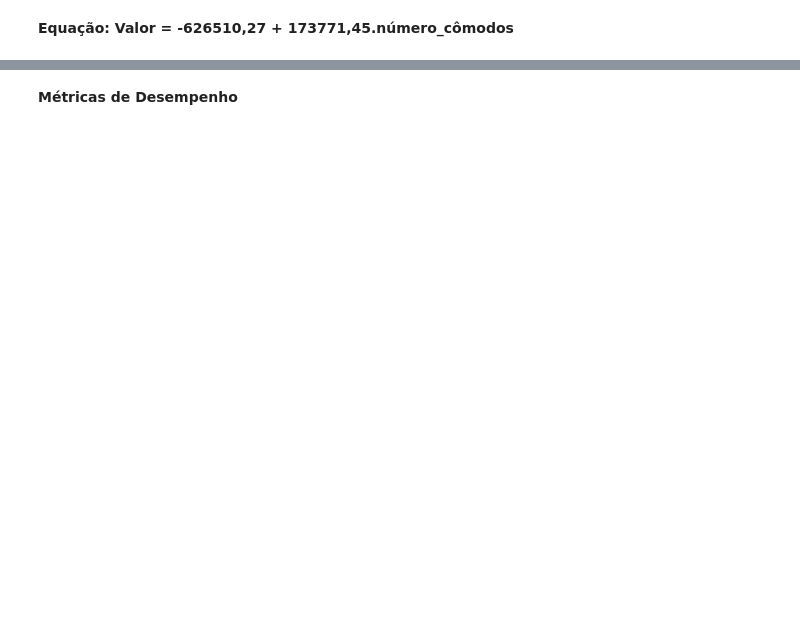
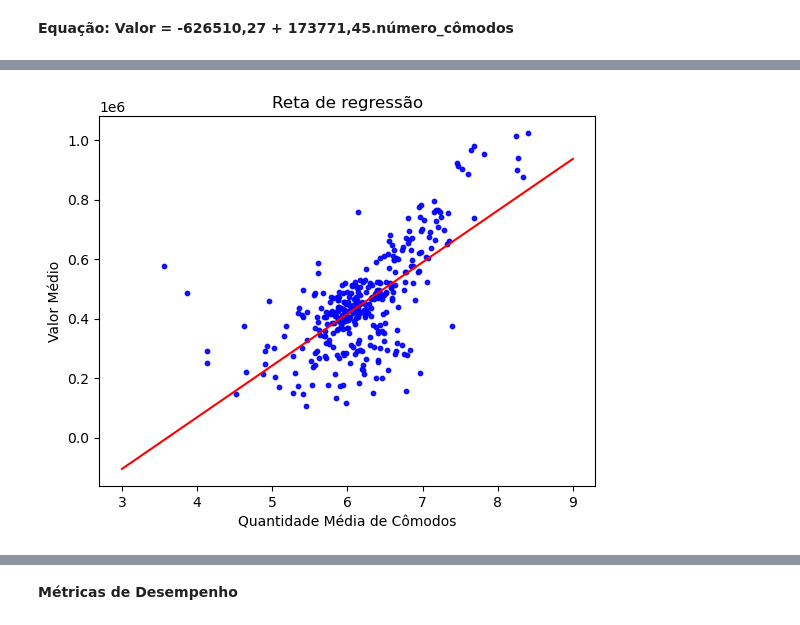
Before and after one commit to LuizSeabraDeMarco/Machine-Learning-com-Python, a Jupyter notebook: Seção 5/regressao.ipynb, the cells around one changed output, grey strips where cells are left out. Saved outputs shown, nothing was run; the diff lists cells and outputs as text; code cells hidden in the pictures; blank space fills up the shorter version.

```diff
--- a/Seção 5/regressao.ipynb
+++ b/Seção 5/regressao.ipynb
@@ -306,13 +419,15 @@ previsoes_treino
 # %%
 import matplotlib.pyplot as plt
 # %%
-plt.scatter(y=y_treino, x=x_treino, color='blue', s=10, alpha=0.9)
-X_plot = np.linspace(3, 9)
-plt.plot(X_plot, X_plot*reg_linear1.coef_ + reg_linear1.intercept_, color='r')
+plt.scatter(y=y_treino, x=x_treino, color='blue', s=10, alpha=0.9) #s = tamanho da bolinha e alpha é a nitides da cor
+X_plot = np.linspace(3, 9) # 3 e 9 é o valor minimo e maximo do numero de comodos
+plt.plot(X_plot, X_plot*reg_linear1.coef_ + reg_linear1.intercept_, color='red') #A conta feitaé a equação apresentada a cima no titulo
 plt.title('Reta de regressão')
 plt.ylabel('Valor Médio')
 plt.xlabel('Quantidade Média de Cômodos')
 plt.show()
+# %% [output]
+[figure, added]
 # %%
 previsoes_teste = reg_linear1.predict(x_teste)
 previsoes_teste
```
Also changed, not shown: parts of 186 cells of this notebook.
